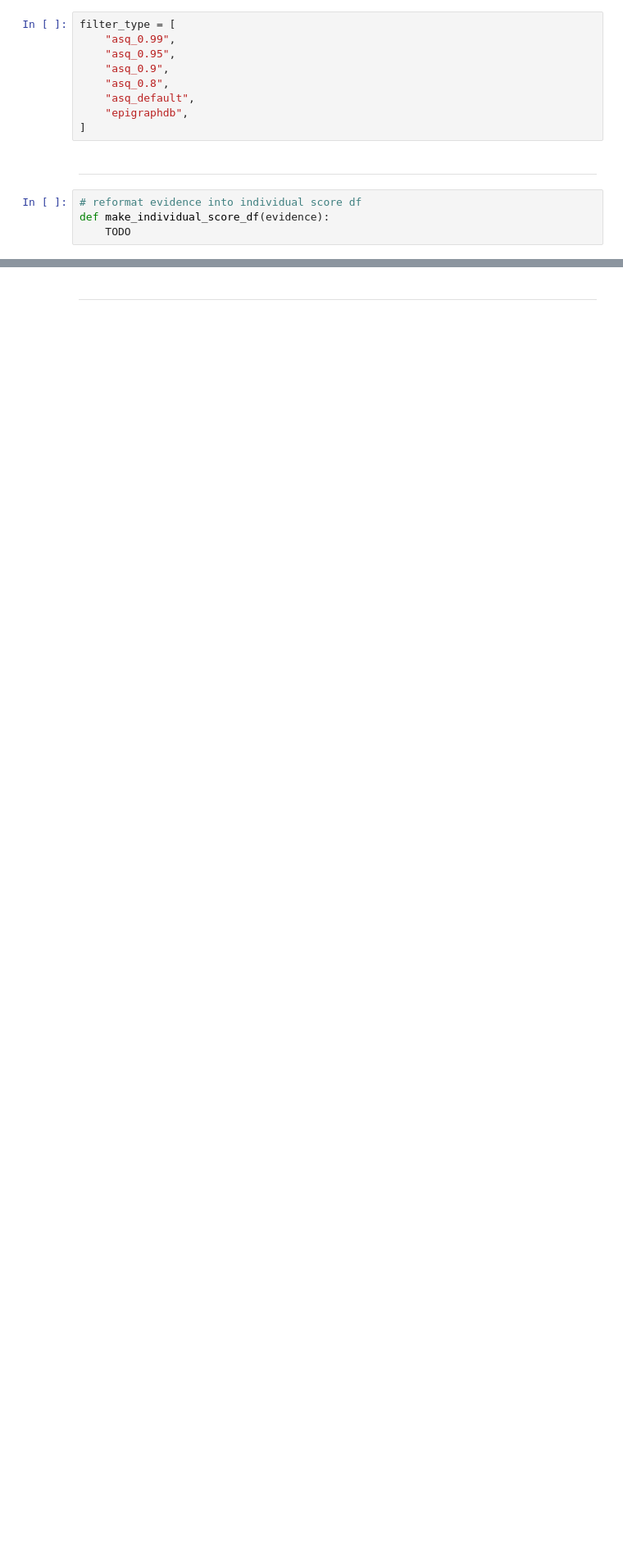
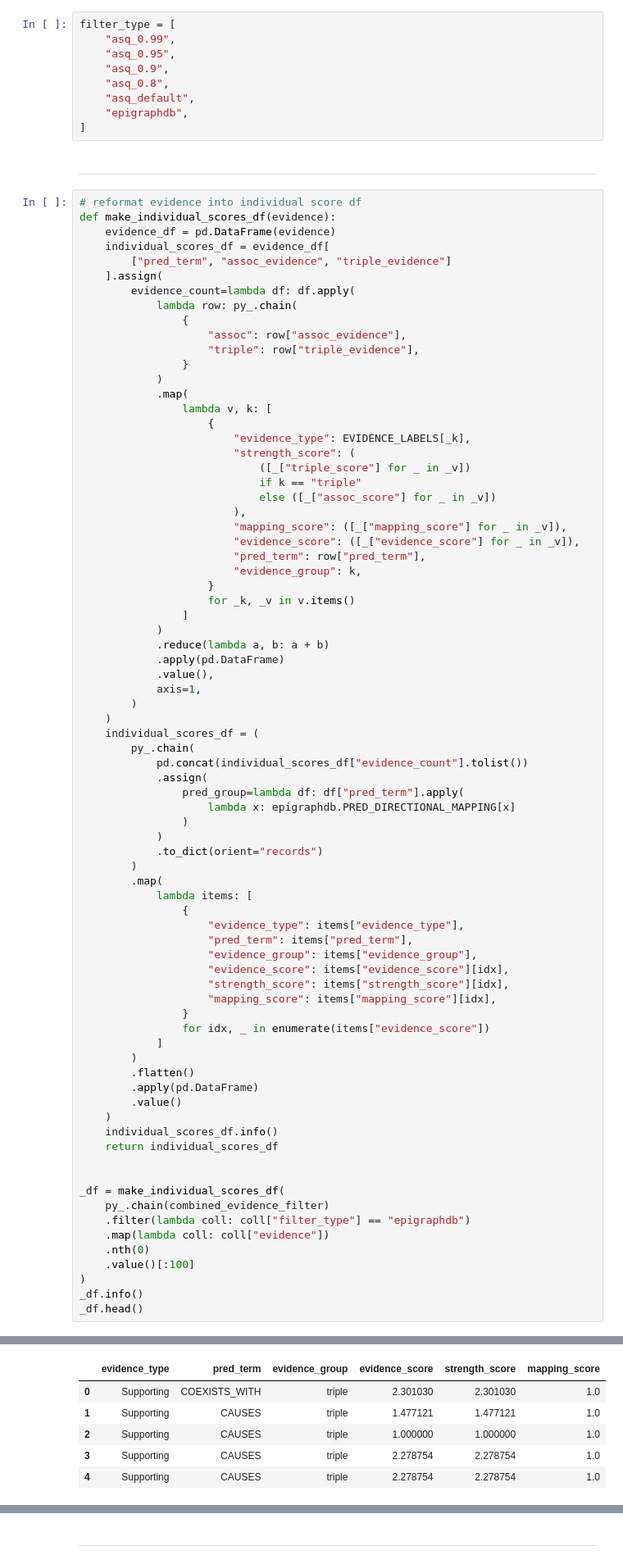
Before and after one commit to MRCIEU/epigraphdb-asq, a Jupyter notebook: analysis/notebooks/manuscript/empirical-analysis-2-1-plot.ipynb, the cells around one changed output, grey strips where cells are left out. Shown: that part at 82% size. Saved outputs shown, nothing was run; the diff lists cells and outputs as text; blank space fills up the shorter version.

```diff
--- a/analysis/notebooks/manuscript/empirical-analysis-2-1-plot.ipynb
+++ b/analysis/notebooks/manuscript/empirical-analysis-2-1-plot.ipynb
@@ -15,5 +15,79 @@ filter_type = [
 ----
 # %%
 # reformat evidence into individual score df
-def make_individual_score_df(evidence):
-    TODO
+def make_individual_scores_df(evidence):
+    evidence_df = pd.DataFrame(evidence)
+    individual_scores_df = evidence_df[
+        ["pred_term", "assoc_evidence", "triple_evidence"]
+    ].assign(
+        evidence_count=lambda df: df.apply(
+            lambda row: py_.chain(
+                {
+                    "assoc": row["assoc_evidence"],
+                    "triple": row["triple_evidence"],
+                }
+            )
+            .map(
+                lambda v, k: [
+                    {
+                        "evidence_type": EVIDENCE_LABELS[_k],
+                        "strength_score": (
+                            ([_["triple_score"] for _ in _v])
+                            if k == "triple"
+                            else ([_["assoc_score"] for _ in _v])
+                        ),
+                        "mapping_score": ([_["mapping_score"] for _ in _v]),
+                        "evidence_score": ([_["evidence_score"] for _ in _v]),
+                        "pred_term": row["pred_term"],
+                        "evidence_group": k,
+                    }
+                    for _k, _v in v.items()
+                ]
+            )
+            .reduce(lambda a, b: a + b)
+            .apply(pd.DataFrame)
+            .value(),
+            axis=1,
+        )
+    )
+    individual_scores_df = (
+        py_.chain(
+            pd.concat(individual_scores_df["evidence_count"].tolist())
+            .assign(
+                pred_group=lambda df: df["pred_term"].apply(
+                    lambda x: epigraphdb.PRED_DIRECTIONAL_MAPPING[x]
+                )
+            )
+            .to_dict(orient="records")
+        )
+        .map(
+            lambda items: [
+                {
+                    "evidence_type": items["evidence_type"],
+                    "pred_term": items["pred_term"],
+                    "evidence_group": items["evidence_group"],
+                    "evidence_score": items["evidence_score"][idx],
+                    "strength_score": items["strength_score"][idx],
+                    "mapping_score": items["mapping_score"][idx],
+                }
+                for idx, _ in enumerate(items["evidence_score"])
+            ]
+        )
+        .flatten()
+        .apply(pd.DataFrame)
+        .value()
+    )
+    individual_scores_df.info()
+    return individual_scores_df
+
+
+_df = make_individual_scores_df(
+    py_.chain(combined_evidence_filter)
+    .filter(lambda coll: coll["filter_type"] == "epigraphdb")
+    .map(lambda coll: coll["evidence"])
+    .nth(0)
+    .value()[:100]
+)
+_df.info()
+_df.head()
+# %% [output]
@@ -19,0 +111,6 @@ def make_individual_score_df(evidence):
+|  | evidence_type | pred_term | evidence_group | evidence_score | strength_score | mapping_score |
+| 0 | Supporting | COEXISTS_WITH | triple | 2.301030 | 2.301030 | 1.0 |
+| 1 | Supporting | CAUSES | triple | 1.477121 | 1.477121 | 1.0 |
+| 2 | Supporting | CAUSES | triple | 1.000000 | 1.000000 | 1.0 |
+| 3 | Supporting | CAUSES | triple | 2.278754 | 2.278754 | 1.0 |
+| 4 | Supporting | CAUSES | triple | 2.278754 | 2.278754 | 1.0 |
```
Also changed, not shown: parts of 2 cells of this notebook, 1 other file.
